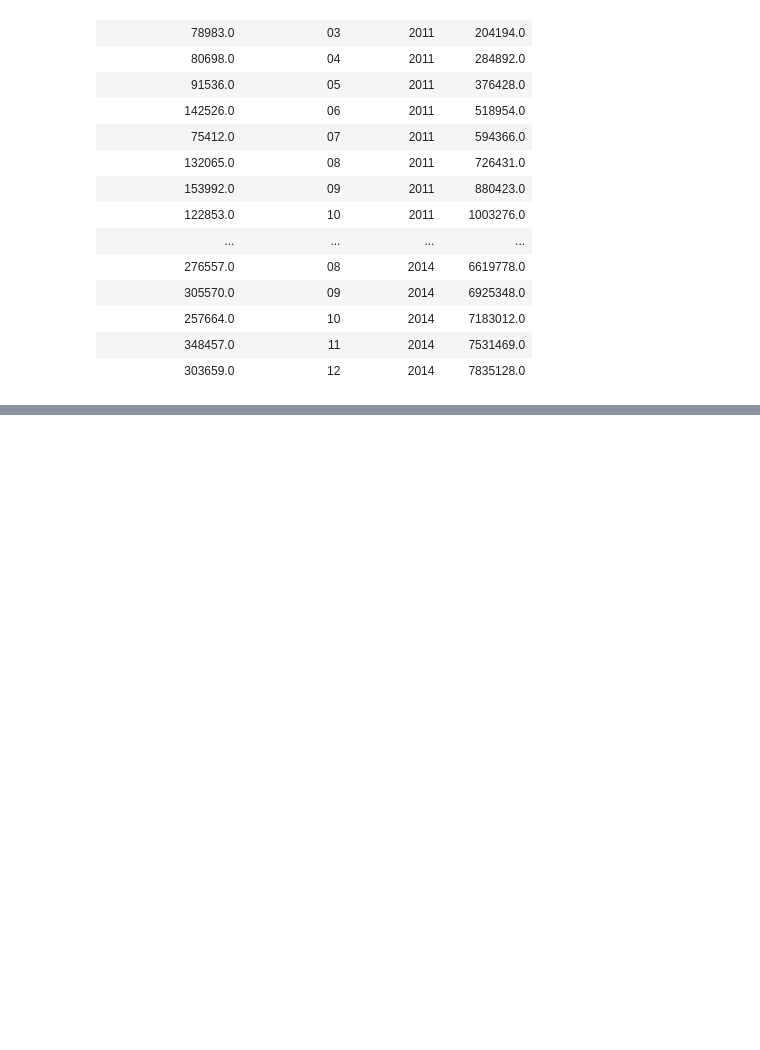
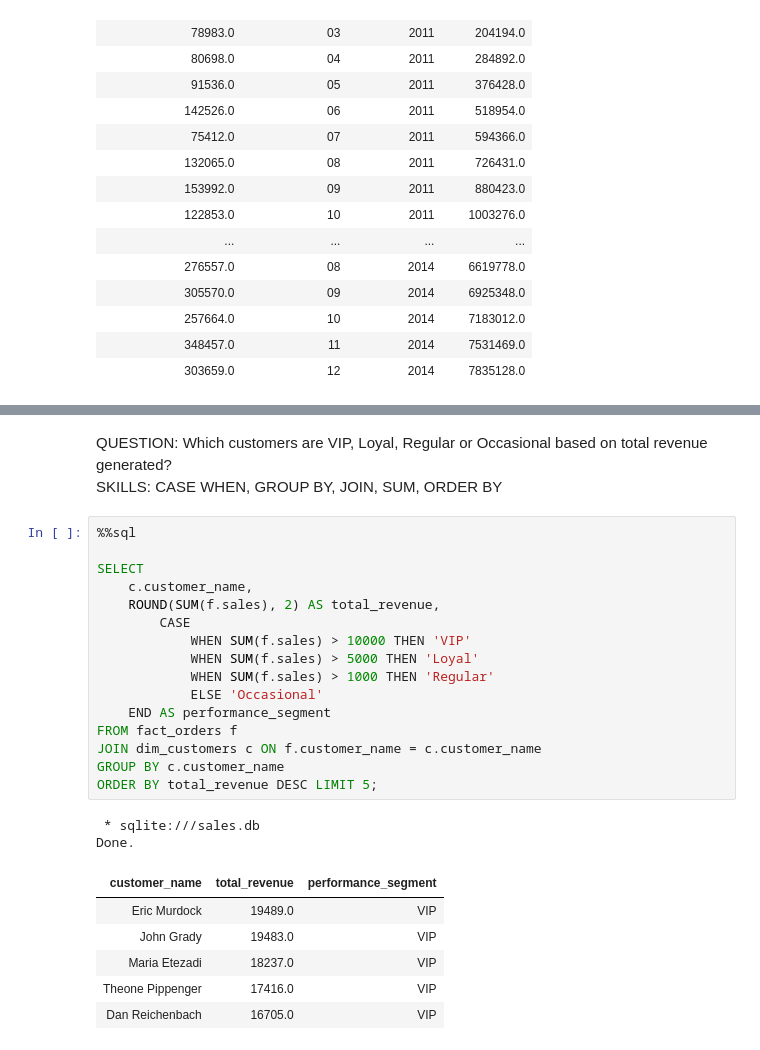
Before and after one commit to moztarib/data-analytics-sql, a Jupyter notebook: notebooks/00_load_data.ipynb, the cells around one changed output, grey strips where cells are left out. Drawn from its saved outputs; the diff is of its cells as text; blank space fills up the shorter version.

Commit message:
add Segmentation CASE WHEN queries SQL file

```diff
--- a/notebooks/00_load_data.ipynb
+++ b/notebooks/00_load_data.ipynb
@@ -599,0 +653,28 @@ Done.
+# %% [markdown]
+QUESTION: Which customers are VIP, Loyal, Regular or Occasional based on total revenue generated? \
+SKILLS:   CASE WHEN, GROUP BY, JOIN, SUM, ORDER BY
+# %%
+%%sql
+
+SELECT
+    c.customer_name,
+    ROUND(SUM(f.sales), 2) AS total_revenue,
+        CASE
+            WHEN SUM(f.sales) > 10000 THEN 'VIP'
+            WHEN SUM(f.sales) > 5000 THEN 'Loyal'
+            WHEN SUM(f.sales) > 1000 THEN 'Regular'
+            ELSE 'Occasional'
+    END AS performance_segment
+FROM fact_orders f
+JOIN dim_customers c ON f.customer_name = c.customer_name
+GROUP BY c.customer_name
+ORDER BY total_revenue DESC LIMIT 5;
+# %% [output]
+ * sqlite:///sales.db
+Done.
+| customer_name | total_revenue | performance_segment |
+| Eric Murdock | 19489.0 | VIP |
+| John Grady | 19483.0 | VIP |
+| Maria Etezadi | 18237.0 | VIP |
+| Theone Pippenger | 17416.0 | VIP |
+| Dan Reichenbach | 16705.0 | VIP |
```
Also changed, not shown: parts of 5 cells of this notebook, 3 other files.
